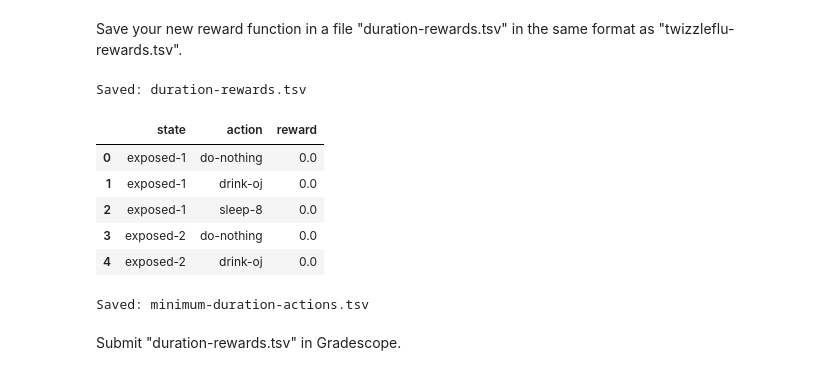
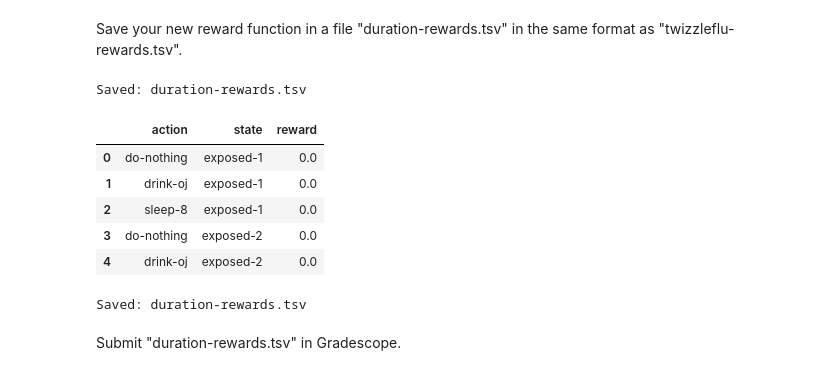
Before and after one commit to auwineza/Mod8-Week6, a Jupyter notebook: OMDS-Mod8-Week6-Uwineza-Annick.ipynb, the cells around one changed output. Drawn from its saved outputs; the diff is of its cells as text; code cells hidden in the pictures.

```diff
--- a/OMDS-Mod8-Week6-Uwineza-Annick.ipynb
+++ b/OMDS-Mod8-Week6-Uwineza-Annick.ipynb
@@ -309,40 +309,38 @@ Save your new reward function in a file "duration-rewards.tsv" in the same forma
 # %%
 # YOUR CHANGES HERE
 
 import pandas as pd
 
 transitions = pd.read_csv("twizzleflu-transitions.tsv", sep="\t")
 
-states = list(pd.unique(transitions["state"]))
-actions = list(pd.unique(transitions["action"]))
+states = list(pd.unique(transitions["state"]))      # keep file order
+actions = list(pd.unique(transitions["action"]))    # keep file order
 
 rows = []
 for s in states:
-    r = -1.0 if str(s).startswith("symptoms") else 0.0
+    reward_val = -1.0 if str(s).startswith("symptoms") else 0.0
     for a in actions:
-        rows.append({"state": s, "action": a, "reward": r})
+        rows.append({"action": a, "state": s, "reward": reward_val})
 
 duration_rewards = pd.DataFrame(rows)
 
 duration_rewards.to_csv("duration-rewards.tsv", sep="\t", index=False)
 print("Saved: duration-rewards.tsv")
 
 duration_rewards.head()
 # %% [output]
 Saved: duration-rewards.tsv
-|  | state | action | reward |
-| 0 | exposed-1 | do-nothing | 0.0 |
-| 1 | exposed-1 | drink-oj | 0.0 |
-| 2 | exposed-1 | sleep-8 | 0.0 |
-| 3 | exposed-2 | do-nothing | 0.0 |
-| 4 | exposed-2 | drink-oj | 0.0 |
+|  | action | state | reward |
+| 0 | do-nothing | exposed-1 | 0.0 |
+| 1 | drink-oj | exposed-1 | 0.0 |
+| 2 | sleep-8 | exposed-1 | 0.0 |
+| 3 | do-nothing | exposed-2 | 0.0 |
+| 4 | drink-oj | exposed-2 | 0.0 |
 # %%
-# YOUR CHANGES HERE
-
-df_time_actions.to_csv("minimum-duration-actions.tsv", sep="\t", index=False)
-print("Saved: minimum-duration-actions.tsv")
+duration_rewards.to_csv("duration-rewards.tsv", sep="\t", index=False)
+print("Saved: duration-rewards.tsv")
 # %% [output]
-Saved: minimum-duration-actions.tsv
+Saved: duration-rewards.tsv
 # %% [markdown]
 Submit "duration-rewards.tsv" in Gradescope.
 # %% [markdown]
```
Also changed, not shown: parts of 7 cells of this notebook, 5 other files.
